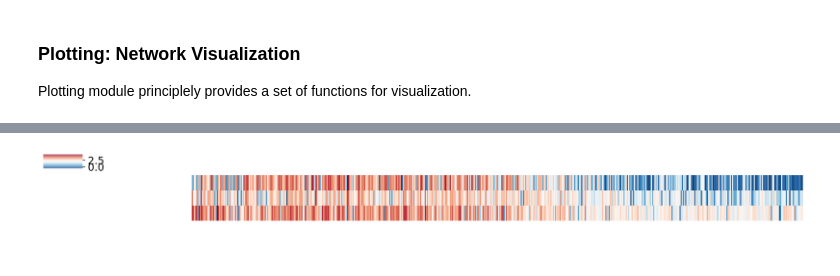
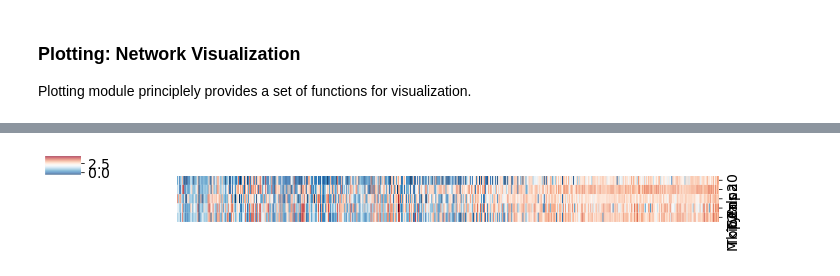
Before and after one commit to MingBit/PySCNet, a Jupyter notebook: tutorial/pyscnet_stream.ipynb, the cells around one changed output, grey strips where cells are left out. Saved outputs shown, nothing was run; the diff lists cells and outputs as text; code cells hidden in the pictures.

```diff
--- a/tutorial/pyscnet_stream.ipynb
+++ b/tutorial/pyscnet_stream.ipynb
@@ -187,11 +168,11 @@ Tfs = list(set(Mms.Symbol) & set(feature))
 # %%
-# methods_list = ['window_rolling', 'phase_synchrony', 'GENIE3', 'PIDC', 'GRNBOOST2', 'CORR']
+methods_list = ['GENIE3', 'GRNBOOST2', 'CORR', 'window_rolling', 'phase_synchrony']
 
-# for method in methods_list:
-#     if method in ['window_rolling', 'phase_synchrony']:
-#         stream_gne = bn.get_synchrony(stream_gne.deepcopy, method=method,
-#                                       feature=feature, cell=cell)
-#     else:
-#         stream_gne = bn.rundocker(stream_gne.deepcopy, method=method,
-#                                       feature=feature, cell=cell, directed=False)
+for method in methods_list:
+    if method in ['window_rolling', 'phase_synchrony']:
+        stream_gne = bn.get_synchrony(stream_gne.deepcopy, method=method,
+                                      feature=feature, cell=cell)
+    else:
+        stream_gne = bn.rundocker(stream_gne.deepcopy, method=method,
+                                      feature=feature, cell=cell, directed=False)
 # %% [output]
@@ -427,11 +405,11 @@ fig.savefig('result/net_plots.pdf')
 # %%
-
-cg = pl.geneHeatmap(stream_gne, gene=['Gata2', 'Cbfa2t3', 'Nfe2'], figsize=[15,1.5],
-                    cell_clusterid=('S2', 'S1'), select_by='branch_id_alias', yticklabels=False,
+corr_gene = ['Cdc20', 'Cenpa', 'Tyms', 'Top2a', 'Mki67']
+cg = pl.geneHeatmap(stream_gne, gene=corr_gene, figsize=[10,1.5],
+                    cell_clusterid=('S2', 'S1'), select_by='branch_id_alias', yticklabels=True,
                     order_by='S1_pseudotime', col_cluster=False, cmap='RdBu_r')
 
 cg.ax_row_dendrogram.set_visible(False)
 # %% [output]
-[figure, old version]
+[figure, new version]
 # %%
 # #gene correlation heatmap
```
Also changed, not shown: parts of 26 cells of this notebook, 4 other files.
